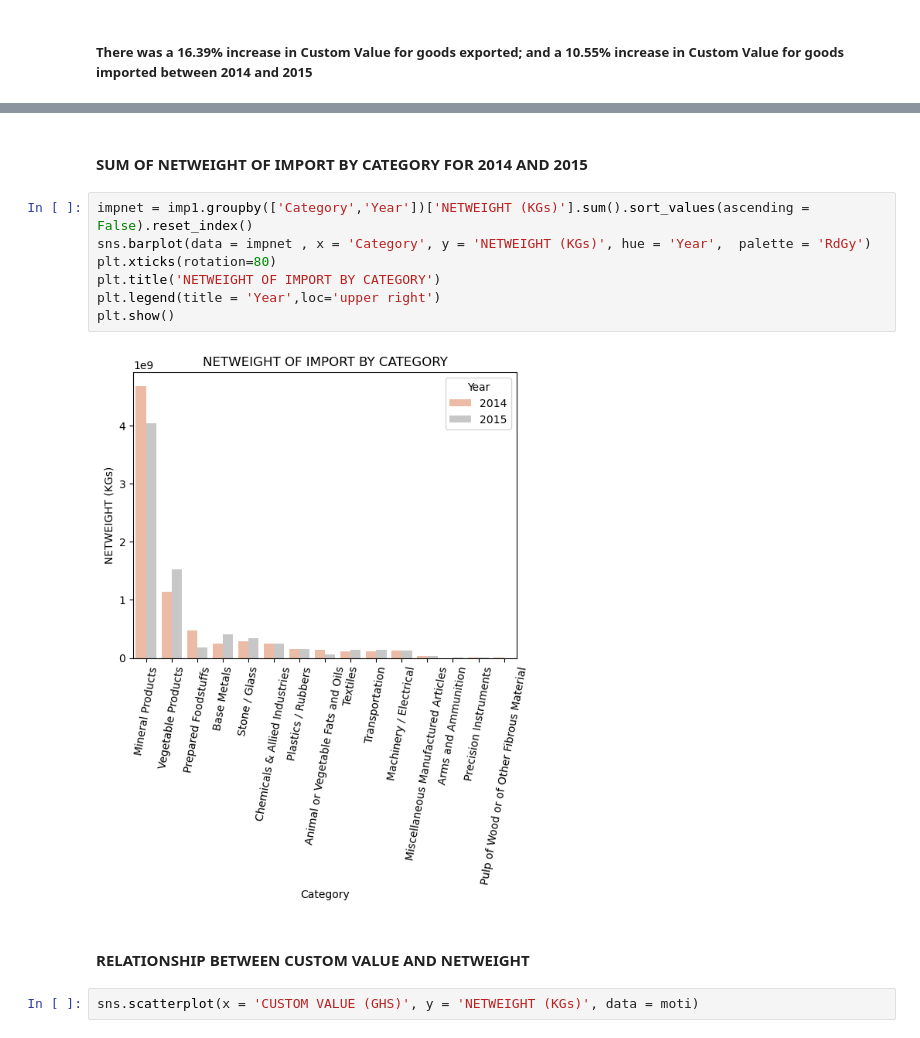
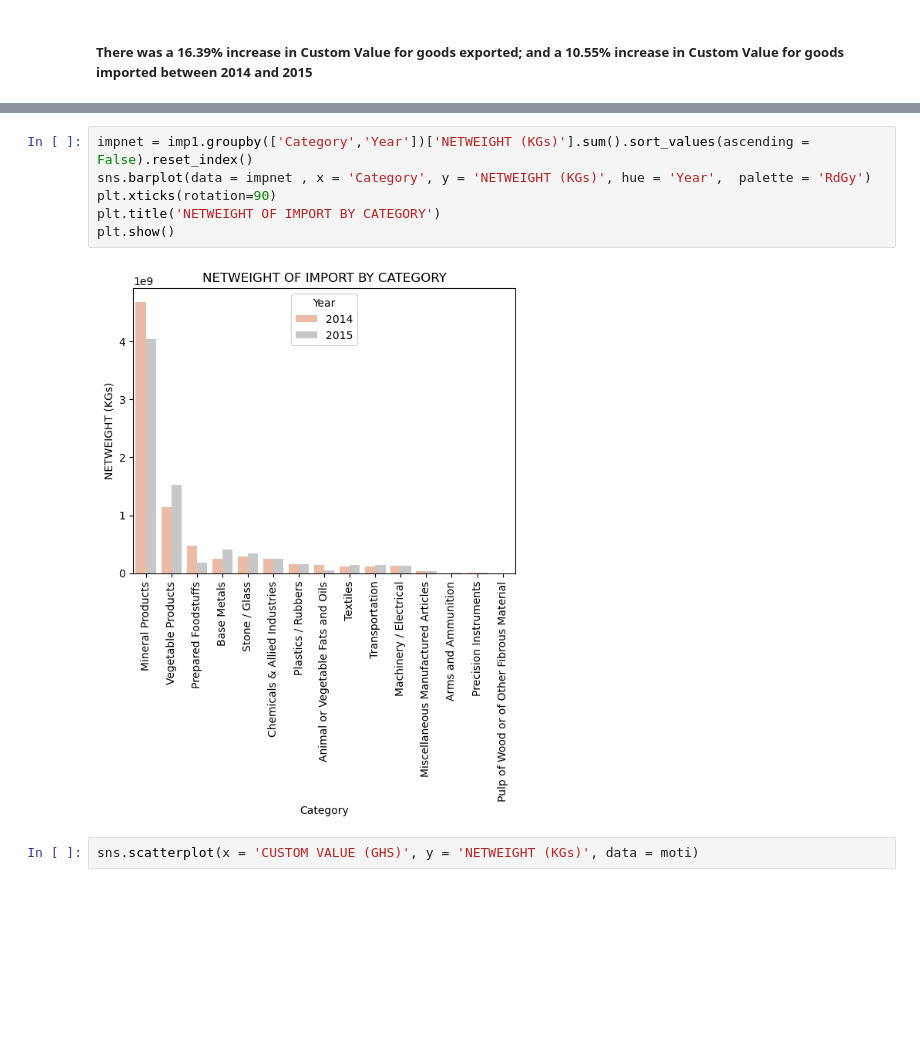
Before and after one commit to nehemiahmensah/nehemiah_siliconaccra, a Jupyter notebook: DATA SCIENCE/DATA SCIENCE -python/mot.ipynb, the cells around one changed output, grey strips where cells are left out. Drawn from its saved outputs; the diff is of its cells as text; blank space fills up the shorter version.

```diff
--- a/DATA SCIENCE/DATA SCIENCE -python/mot.ipynb
+++ b/DATA SCIENCE/DATA SCIENCE -python/mot.ipynb
@@ -325,16 +305,11 @@ plt.show()
-# %% [markdown]
-#### SUM OF NETWEIGHT OF IMPORT BY CATEGORY FOR 2014 AND 2015
 # %%
 impnet = imp1.groupby(['Category','Year'])['NETWEIGHT (KGs)'].sum().sort_values(ascending = False).reset_index()
 sns.barplot(data = impnet , x = 'Category', y = 'NETWEIGHT (KGs)', hue = 'Year',  palette = 'RdGy')
-plt.xticks(rotation=80)
+plt.xticks(rotation=90)
 plt.title('NETWEIGHT OF IMPORT BY CATEGORY')
-plt.legend(title = 'Year',loc='upper right')
 plt.show()
 # %% [output]
-[figure, old version]
+[figure, new version]
-# %% [markdown]
-#### RELATIONSHIP BETWEEN CUSTOM VALUE AND NETWEIGHT
 # %%
 sns.scatterplot(x = 'CUSTOM VALUE (GHS)', y = 'NETWEIGHT (KGs)', data = moti)
 # %% [output]
```
Also changed, not shown: parts of 44 cells of this notebook, 8 other files.
